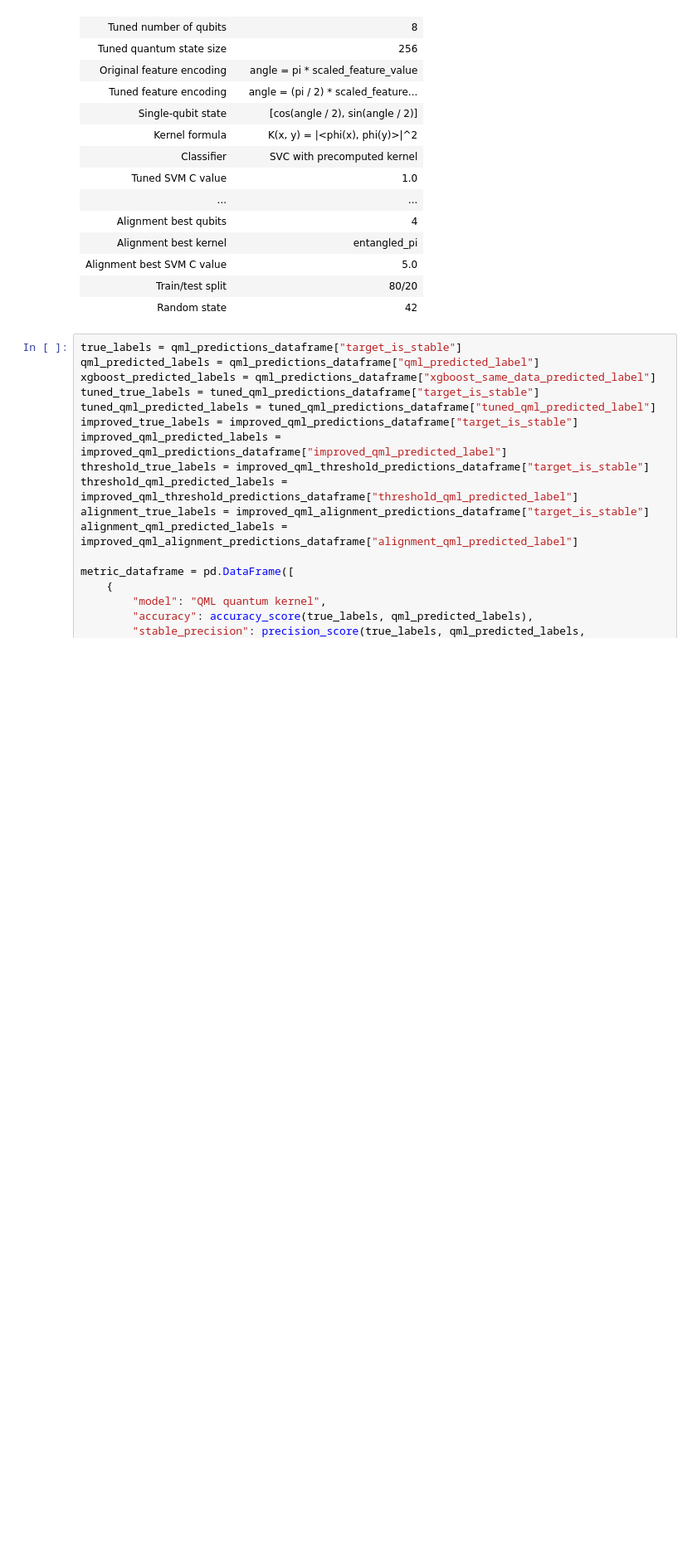
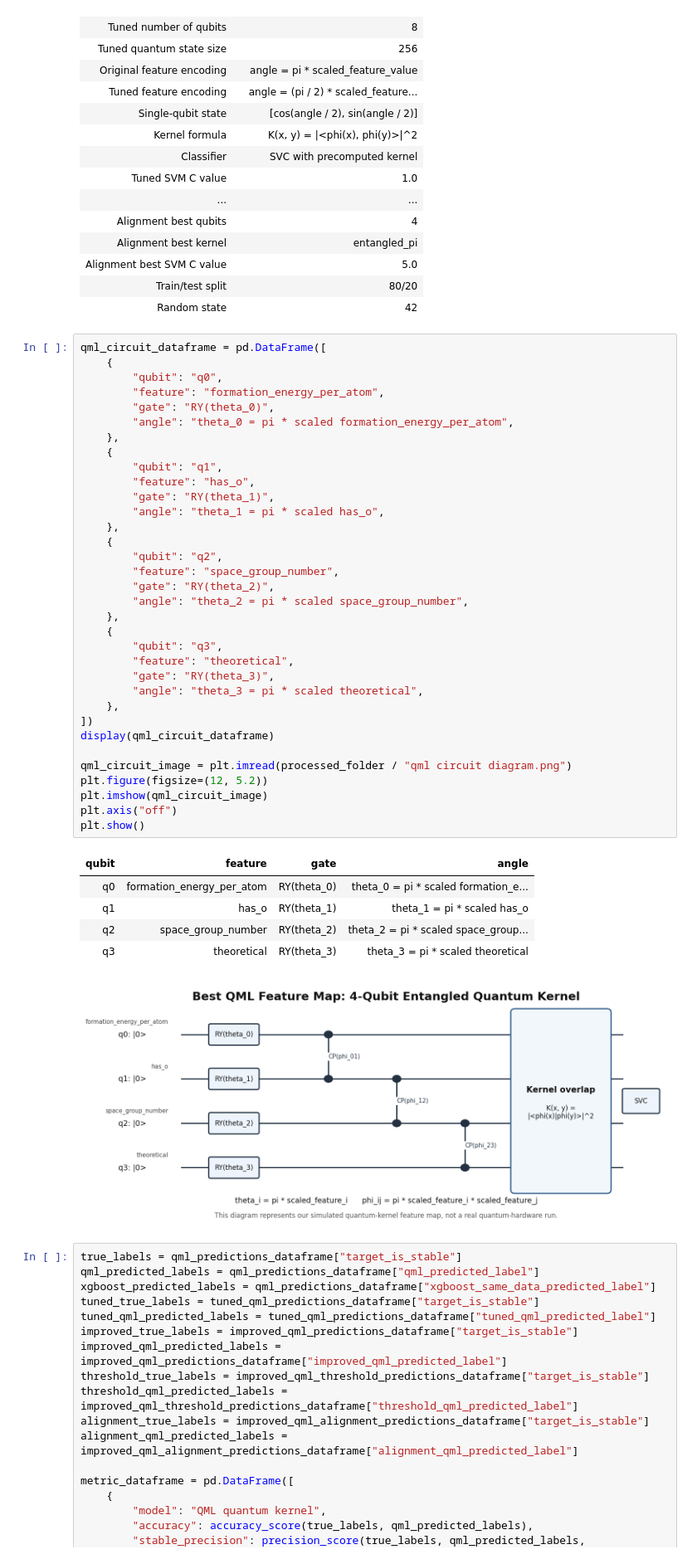
Before and after one commit to lifeknife10A/hybrid-quantum-battery-stability-prediction, a Jupyter notebook: Summer Vacation/Summer Vacation Main Presentation.ipynb, the cells around one changed output. Shown at 83% size. Drawn from its saved outputs; the diff is of its cells as text; blank space fills up the shorter version.

Commit message:
Add QML circuit diagram

```diff
--- a/Summer Vacation/Summer Vacation Main Presentation.ipynb
+++ b/Summer Vacation/Summer Vacation Main Presentation.ipynb
@@ -259,6 +260,47 @@ display(quantum_parameters_dataframe)
 | Alignment best SVM C value | 5.0 |
 | Train/test split | 80/20 |
 | Random state | 42 |
+# %%
+qml_circuit_dataframe = pd.DataFrame([
+    {
+        "qubit": "q0",
+        "feature": "formation_energy_per_atom",
+        "gate": "RY(theta_0)",
+        "angle": "theta_0 = pi * scaled formation_energy_per_atom",
+    },
+    {
+        "qubit": "q1",
+        "feature": "has_o",
+        "gate": "RY(theta_1)",
+        "angle": "theta_1 = pi * scaled has_o",
+    },
+    {
+        "qubit": "q2",
+        "feature": "space_group_number",
+        "gate": "RY(theta_2)",
+        "angle": "theta_2 = pi * scaled space_group_number",
+    },
+    {
+        "qubit": "q3",
+        "feature": "theoretical",
+        "gate": "RY(theta_3)",
+        "angle": "theta_3 = pi * scaled theoretical",
+    },
+])
+display(qml_circuit_dataframe)
+
+qml_circuit_image = plt.imread(processed_folder / "qml circuit diagram.png")
+plt.figure(figsize=(12, 5.2))
+plt.imshow(qml_circuit_image)
+plt.axis("off")
+plt.show()
+# %% [output]
+| qubit | feature | gate | angle |
+| q0 | formation_energy_per_atom | RY(theta_0) | theta_0 = pi * scaled formation_e... |
+| q1 | has_o | RY(theta_1) | theta_1 = pi * scaled has_o |
+| q2 | space_group_number | RY(theta_2) | theta_2 = pi * scaled space_group... |
+| q3 | theoretical | RY(theta_3) | theta_3 = pi * scaled theoretical |
+[figure, added]
 # %%
 true_labels = qml_predictions_dataframe["target_is_stable"]
 qml_predicted_labels = qml_predictions_dataframe["qml_predicted_label"]
```
Also changed, not shown: parts of 2 cells of this notebook, 6 other files.
